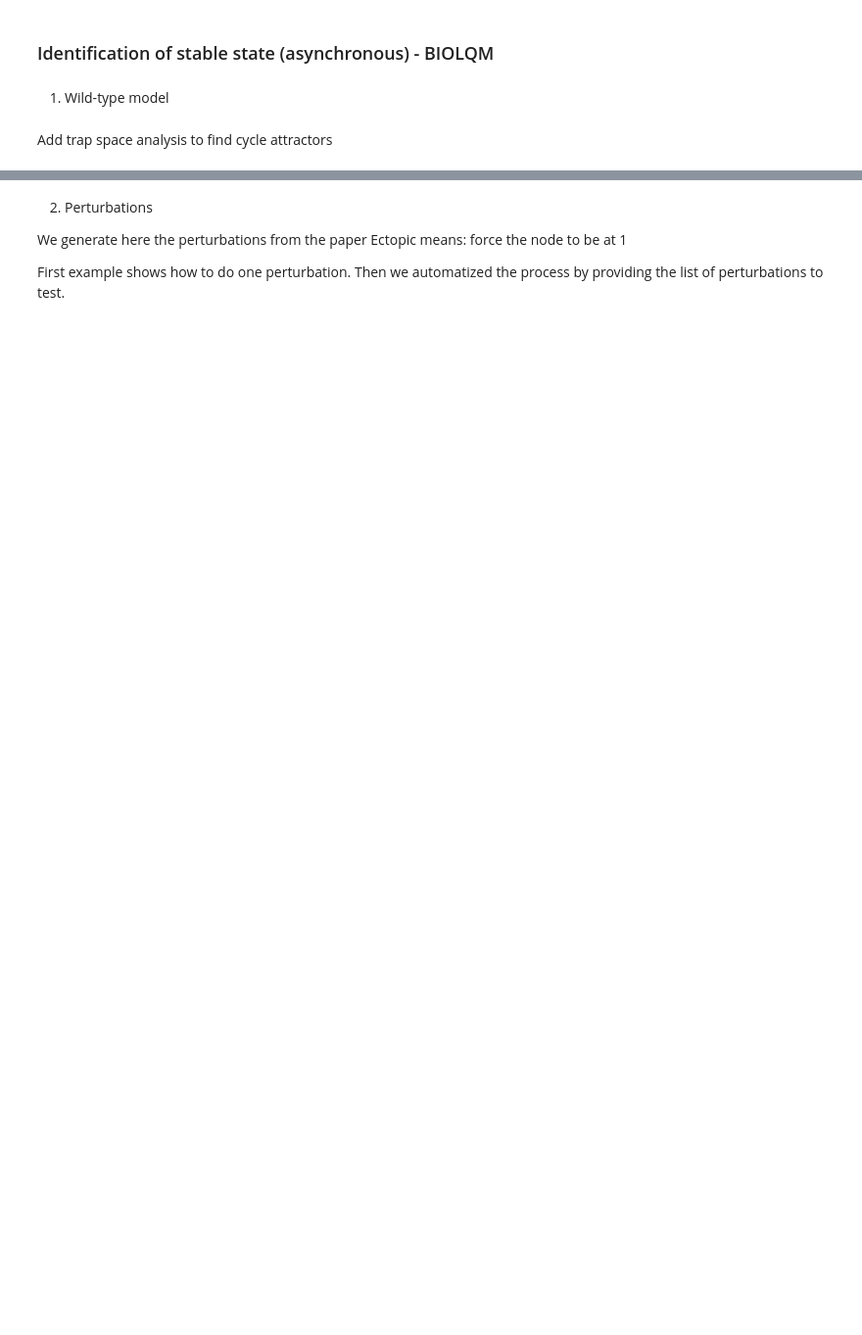
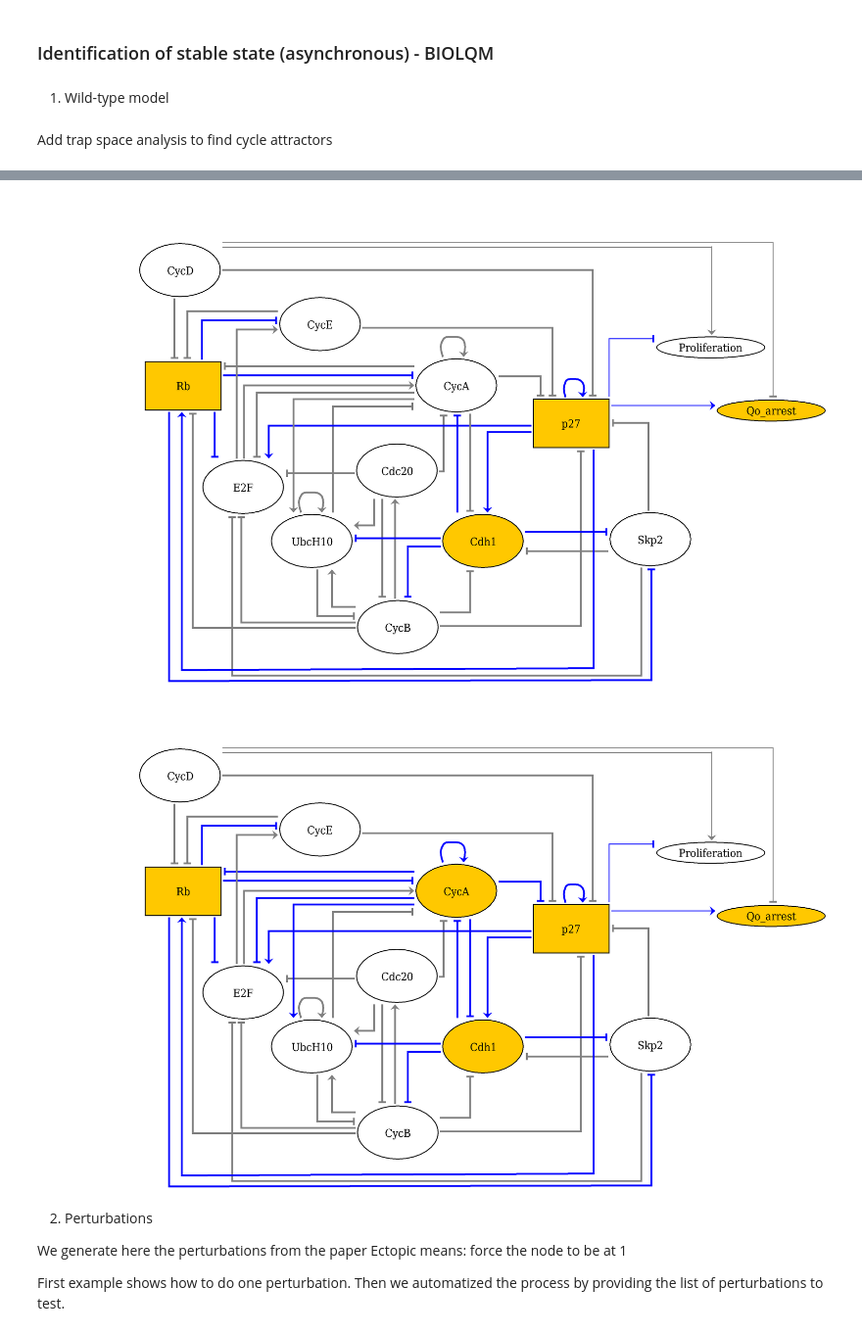
Before and after one commit to Eirinits/BI8040_project, a Jupyter notebook: notebook/BI8040_notebook.ipynb, the cells around one changed output, grey strips where cells are left out. Shown at 98% size. Saved outputs shown, nothing was run; the diff lists cells and outputs as text; code cells hidden in the pictures; blank space fills up the shorter version.

```diff
--- a/notebook/BI8040_notebook.ipynb
+++ b/notebook/BI8040_notebook.ipynb
@@ -42,7 +58,11 @@ tabulate(traps)
 # %%
 '''Compute stable states'''
 fixpoints = biolqm.fixpoints(lqm)
 tabulate(fixpoints)
 
 '''Visualisation'''
-ginsim.show(lrg, fixpoints[0])
+sys.displayhook((ginsim.show(lrg, fixpoints[0])))
+sys.displayhook((ginsim.show(lrg, fixpoints[1])))
+# %% [output]
+[figure, added]
+[figure, added]
```
Also changed, not shown: parts of 15 cells of this notebook.
